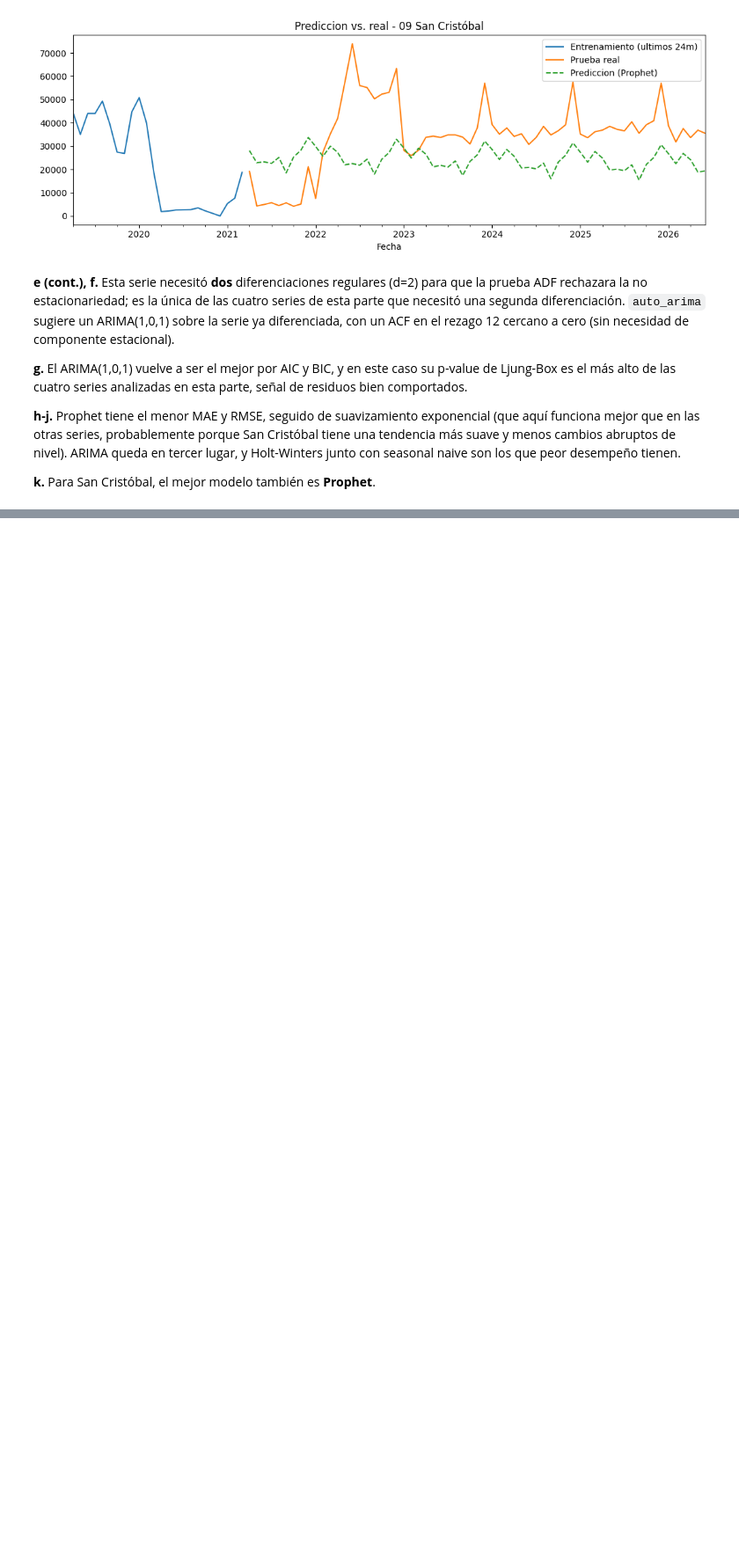
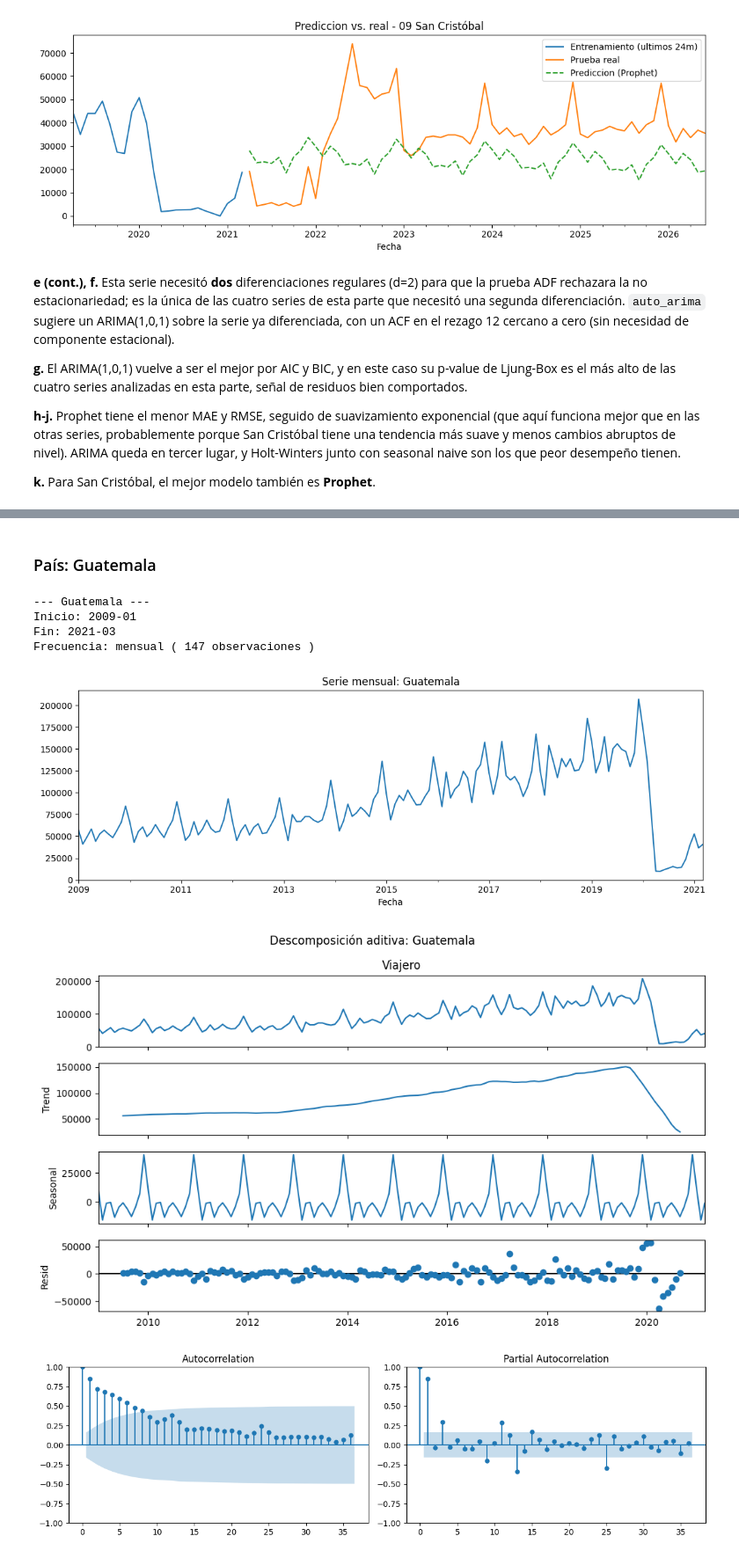
Before and after one commit to Qu3zada22/Laboratorio1-ds, a Jupyter notebook: lab1.ipynb, the cells around one changed output, grey strips where cells are left out. Shown at 88% size. Cells and saved outputs as stored; diff of their text form; code cells hidden in the pictures; blank space fills up the shorter version.

```diff
--- a/lab1.ipynb
+++ b/lab1.ipynb
@@ -822,0 +831,15 @@ Holt-Winters        34087.924134  37485.395275  2616.663796  2664.510717
+# %% [markdown]
+### País: Guatemala
+# %%
+desc_pais_1, adf_pais_1 = analizar_serie(
+    series_pais['Guatemala'], 'Guatemala')
+res_guatemala = modelar_serie(
+    series_pais['Guatemala'], series_pais_test['Guatemala'], 'Guatemala')
+# %% [output]
+--- Guatemala ---
+Inicio: 2009-01
+Fin: 2021-03
+Frecuencia: mensual ( 147 observaciones )
+[figure, added]
+[figure, added]
+[figure, added]
```
Also changed, not shown: parts of 24 cells of this notebook, 2 other files.
